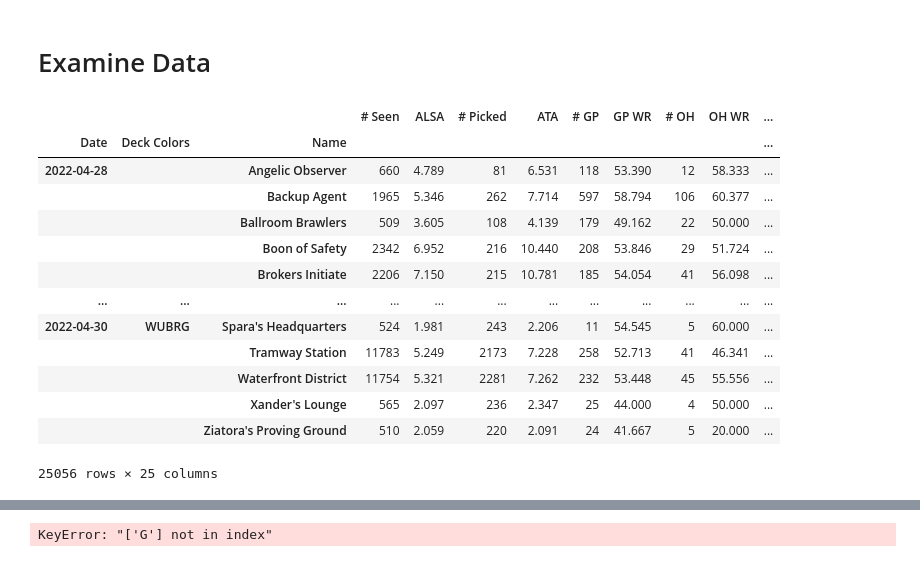
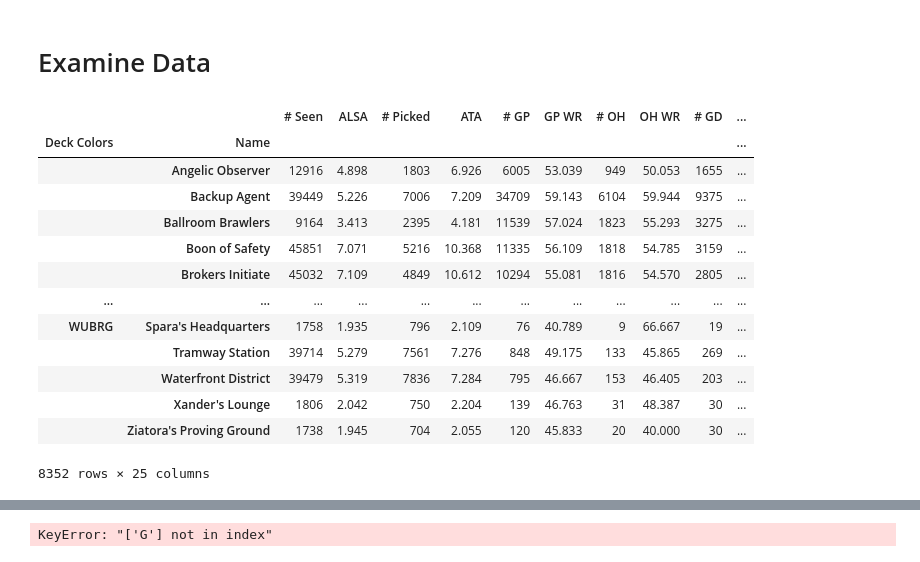
Before and after one commit to ZacharyMN709/DraftMetaReporter, a Jupyter notebook: Scratch.ipynb, the cells around one changed output, grey strips where cells are left out. Drawn from its saved outputs; the diff is of its cells as text; code cells hidden in the pictures.

```diff
--- a/Scratch.ipynb
+++ b/Scratch.ipynb
@@ -426,23 +426,23 @@ class SingleCardFuncs:
         return ret
 # %% [markdown]
 # Examine Data
-# %%
-set_data.BO1.DATA.CARD_HISTORY_FRAME
-# %% [output]
-|  |  |  | # Seen | ALSA | # Picked | ATA | # GP | GP WR | # OH | OH WR | ... |
-| Date | Deck Colors | Name |  |  |  |  |  |  |  |  | ... |
-| 2022-04-28 |  | Angelic Observer | 660 | 4.789 | 81 | 6.531 | 118 | 53.390 | 12 | 58.333 | ... |
-|  |  | Backup Agent | 1965 | 5.346 | 262 | 7.714 | 597 | 58.794 | 106 | 60.377 | ... |
-|  |  | Ballroom Brawlers | 509 | 3.605 | 108 | 4.139 | 179 | 49.162 | 22 | 50.000 | ... |
-|  |  | Boon of Safety | 2342 | 6.952 | 216 | 10.440 | 208 | 53.846 | 29 | 51.724 | ... |
-|  |  | Brokers Initiate | 2206 | 7.150 | 215 | 10.781 | 185 | 54.054 | 41 | 56.098 | ... |
-| ... | ... | ... | ... | ... | ... | ... | ... | ... | ... | ... | ... |
-| 2022-04-30 | WUBRG | Spara's Headquarters | 524 | 1.981 | 243 | 2.206 | 11 | 54.545 | 5 | 60.000 | ... |
-|  |  | Tramway Station | 11783 | 5.249 | 2173 | 7.228 | 258 | 52.713 | 41 | 46.341 | ... |
-|  |  | Waterfront District | 11754 | 5.321 | 2281 | 7.262 | 232 | 53.448 | 45 | 55.556 | ... |
-|  |  | Xander's Lounge | 565 | 2.097 | 236 | 2.347 | 25 | 44.000 | 4 | 50.000 | ... |
-|  |  | Ziatora's Proving Ground | 510 | 2.059 | 220 | 2.091 | 24 | 41.667 | 5 | 20.000 | ... |
-25056 rows × 25 columns
+# %%
+set_data.BO1.DATA.CARD_SUMMARY_FRAME
+# %% [output]
+|  |  | # Seen | ALSA | # Picked | ATA | # GP | GP WR | # OH | OH WR | # GD | ... |
+| Deck Colors | Name |  |  |  |  |  |  |  |  |  | ... |
+|  | Angelic Observer | 12916 | 4.898 | 1803 | 6.926 | 6005 | 53.039 | 949 | 50.053 | 1655 | ... |
+|  | Backup Agent | 39449 | 5.226 | 7006 | 7.209 | 34709 | 59.143 | 6104 | 59.944 | 9375 | ... |
+|  | Ballroom Brawlers | 9164 | 3.413 | 2395 | 4.181 | 11539 | 57.024 | 1823 | 55.293 | 3275 | ... |
+|  | Boon of Safety | 45851 | 7.071 | 5216 | 10.368 | 11335 | 56.109 | 1818 | 54.785 | 3159 | ... |
+|  | Brokers Initiate | 45032 | 7.109 | 4849 | 10.612 | 10294 | 55.081 | 1816 | 54.570 | 2805 | ... |
+| ... | ... | ... | ... | ... | ... | ... | ... | ... | ... | ... | ... |
+| WUBRG | Spara's Headquarters | 1758 | 1.935 | 796 | 2.109 | 76 | 40.789 | 9 | 66.667 | 19 | ... |
+|  | Tramway Station | 39714 | 5.279 | 7561 | 7.276 | 848 | 49.175 | 133 | 45.865 | 269 | ... |
+|  | Waterfront District | 39479 | 5.319 | 7836 | 7.284 | 795 | 46.667 | 153 | 46.405 | 203 | ... |
+|  | Xander's Lounge | 1806 | 2.042 | 750 | 2.204 | 139 | 46.763 | 31 | 48.387 | 30 | ... |
+|  | Ziatora's Proving Ground | 1738 | 1.945 | 704 | 2.055 | 120 | 45.833 | 20 | 40.000 | 30 | ... |
+8352 rows × 25 columns
 # %%
 examiner = FramedDataFuncs(set_data.BO1)
 # %%
```
Also changed, not shown: parts of 14 cells of this notebook, 13 other files.
